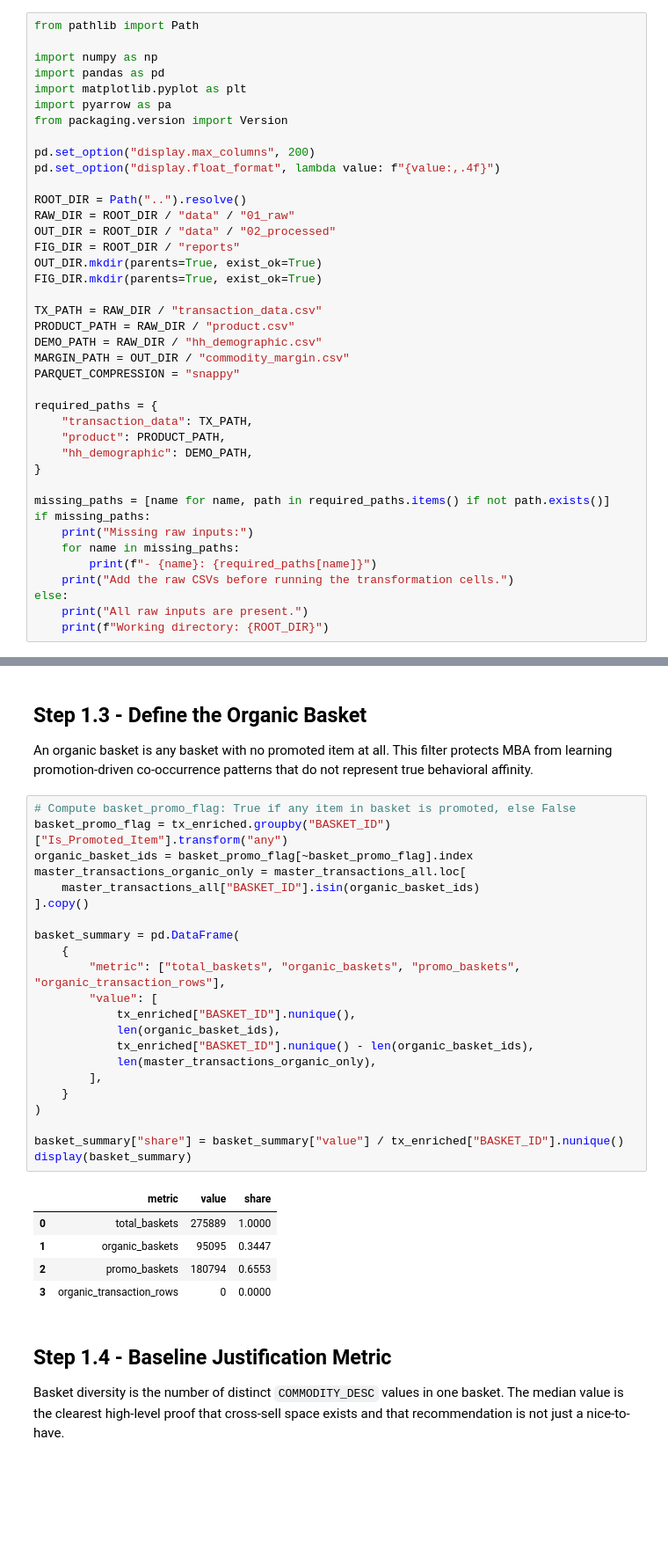
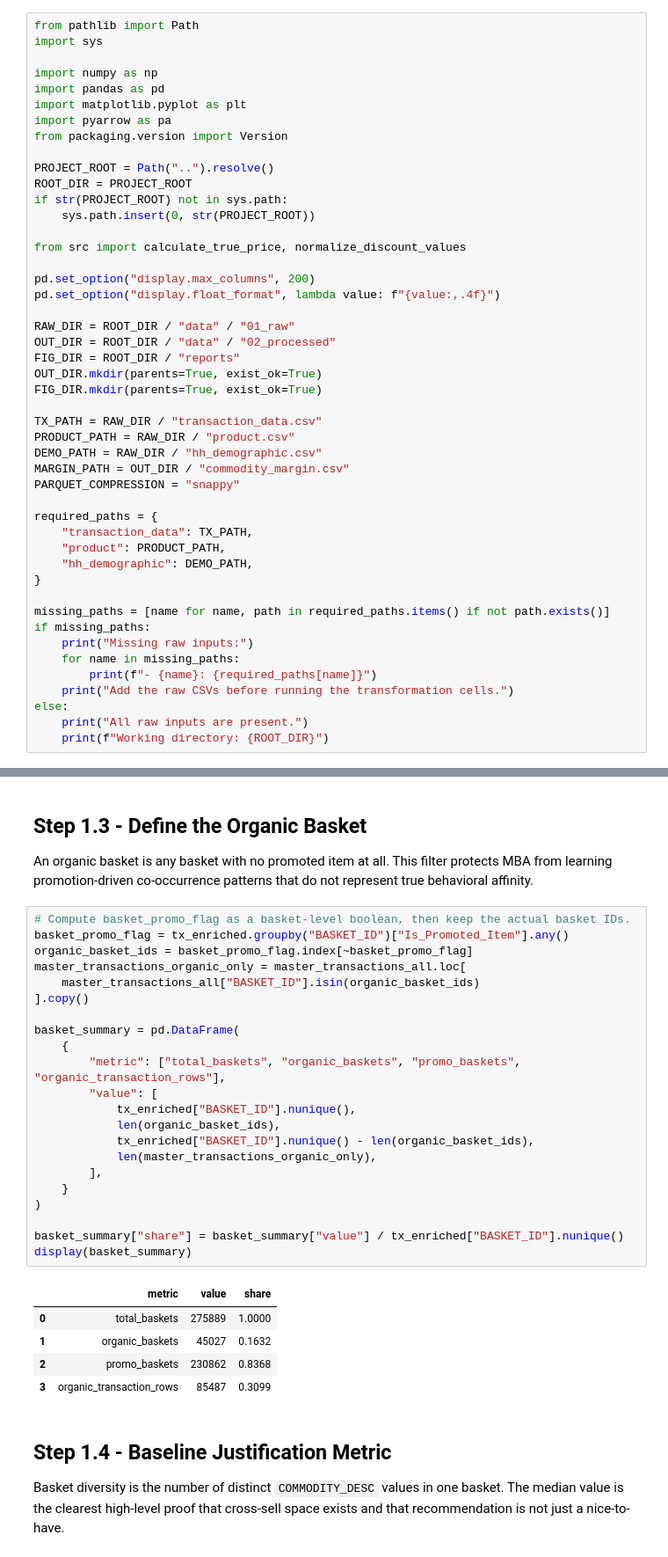
Before and after one commit to HelcurtLordno1/Data_Driven_Marketing_complete-journey, a Jupyter notebook: notebooks/01_ground_truth_data_model.ipynb, the cells around one changed output, grey strips where cells are left out. Shown at 88% size. Saved outputs shown, nothing was run; the diff lists cells and outputs as text; blank space fills up the shorter version.

```diff
--- a/notebooks/01_ground_truth_data_model.ipynb
+++ b/notebooks/01_ground_truth_data_model.ipynb
@@ -14,6 +14,7 @@ Design rule:
 - Discounts are normalized before use so the notebook behaves correctly whether the source CSV stores them as negative or positive values.
 # %%
 from pathlib import Path
+import sys
 
 import numpy as np
 import pandas as pd
@@ -21,10 +22,16 @@ import matplotlib.pyplot as plt
 import pyarrow as pa
 from packaging.version import Version
 
+PROJECT_ROOT = Path("..").resolve()
+ROOT_DIR = PROJECT_ROOT
+if str(PROJECT_ROOT) not in sys.path:
+    sys.path.insert(0, str(PROJECT_ROOT))
+
+from src import calculate_true_price, normalize_discount_values
+
 pd.set_option("display.max_columns", 200)
 pd.set_option("display.float_format", lambda value: f"{value:,.4f}")
 
-ROOT_DIR = Path("..").resolve()
 RAW_DIR = ROOT_DIR / "data" / "01_raw"
 OUT_DIR = ROOT_DIR / "data" / "02_processed"
 FIG_DIR = ROOT_DIR / "reports"
@@ -345,33 +352,33 @@ master_transactions_organic_only rows: 85,487
 
 An organic basket is any basket with no promoted item at all. This filter protects MBA from learning promotion-driven co-occurrence patterns that do not represent true behavioral affinity.
 # %%
-# Compute basket_promo_flag: True if any item in basket is promoted, else False
-basket_promo_flag = tx_enriched.groupby("BASKET_ID")["Is_Promoted_Item"].transform("any")
-organic_basket_ids = basket_promo_flag[~basket_promo_flag].index
+# Compute basket_promo_flag as a basket-level boolean, then keep the actual basket IDs.
+basket_promo_flag = tx_enriched.groupby("BASKET_ID")["Is_Promoted_Item"].any()
+organic_basket_ids = basket_promo_flag.index[~basket_promo_flag]
 master_transactions_organic_only = master_transactions_all.loc[
     master_transactions_all["BASKET_ID"].isin(organic_basket_ids)
 ].copy()
 
 basket_summary = pd.DataFrame(
     {
         "metric": ["total_baskets", "organic_baskets", "promo_baskets", "organic_transaction_rows"],
         "value": [
             tx_enriched["BASKET_ID"].nunique(),
             len(organic_basket_ids),
             tx_enriched["BASKET_ID"].nunique() - len(organic_basket_ids),
             len(master_transactions_organic_only),
         ],
     }
 )
 
 basket_summary["share"] = basket_summary["value"] / tx_enriched["BASKET_ID"].nunique()
 display(basket_summary)
 # %% [output]
 |  | metric | value | share |
 | 0 | total_baskets | 275889 | 1.0000 |
-| 1 | organic_baskets | 95095 | 0.3447 |
-| 2 | promo_baskets | 180794 | 0.6553 |
-| 3 | organic_transaction_rows | 0 | 0.0000 |
+| 1 | organic_baskets | 45027 | 0.1632 |
+| 2 | promo_baskets | 230862 | 0.8368 |
+| 3 | organic_transaction_rows | 85487 | 0.3099 |
 # %% [markdown]
 ## Step 1.4 - Baseline Justification Metric
 
```
Also changed, not shown: parts of 1 cell of this notebook, 13 other files.
